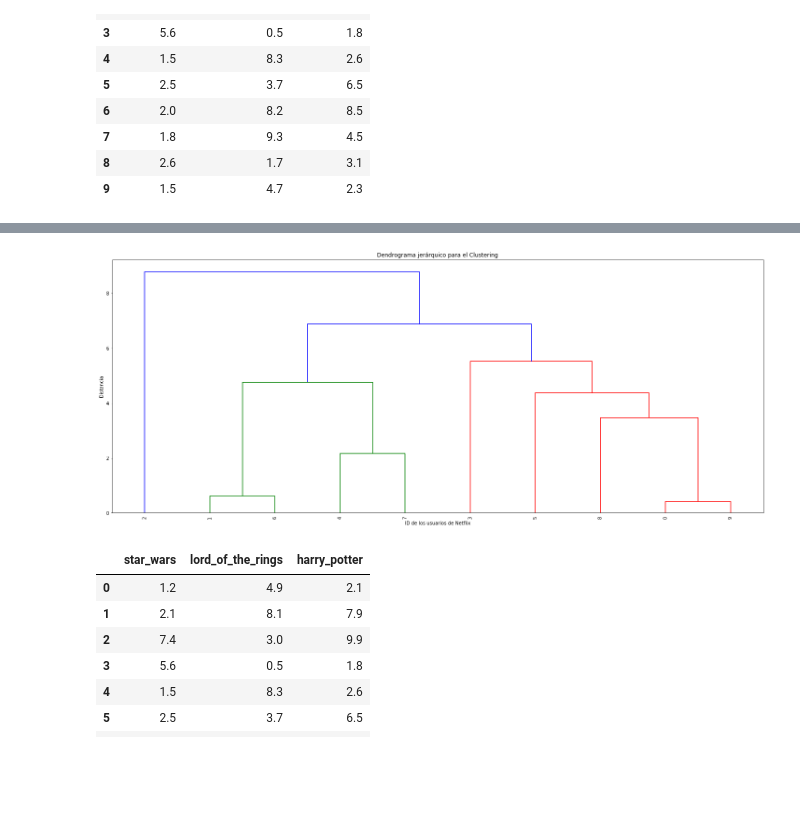
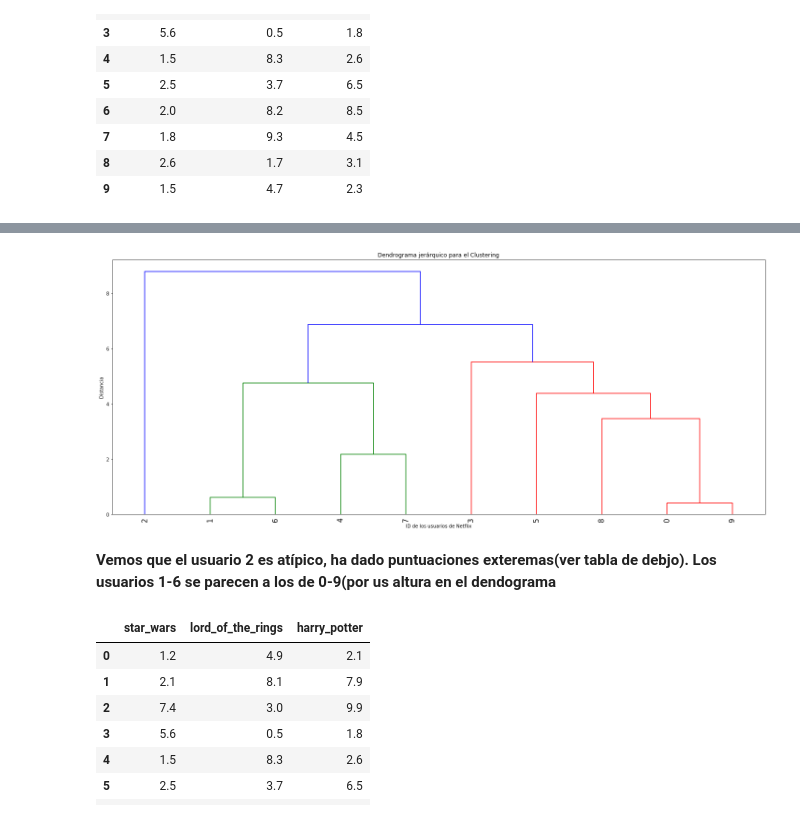
Before and after one commit to dasafo/python-ml-course, a Jupyter notebook: notebooks/T6 - 1 - Distancias.ipynb, the cells around one changed output, grey strips where cells are left out. Saved outputs shown, nothing was run; the diff lists cells and outputs as text; code cells hidden in the pictures; blank space fills up the shorter version.

```diff
--- a/notebooks/T6 - 1 - Distancias.ipynb
+++ b/notebooks/T6 - 1 - Distancias.ipynb
@@ -357,14 +385,15 @@ plt.show()
 # %%
-Z = linkage(data[movies], "average")
-Z
 plt.figure(figsize=(25,10))
 plt.title("Dendrograma jerárquico para el Clustering")
 plt.xlabel("ID de los usuarios de Netflix")
 plt.ylabel("Distancia")
-dendrogram(Z, leaf_rotation=90., leaf_font_size=10.0)
+dendrogram(Z, leaf_rotation=90., leaf_font_size=15.0)
 plt.show()
 # %% [output]
-[figure, old version]
+[figure, new version]
+# %% [markdown]
+**Vemos que el usuario 2 es atípico, ha dado puntuaciones exteremas(ver tabla de debjo).
+Los usuarios 1-6 se parecen a los de 0-9(por us altura en el dendograma**
 # %%
 data[movies]
 # %% [output]
```
Also changed, not shown: parts of 15 cells of this notebook, 1 other file.
